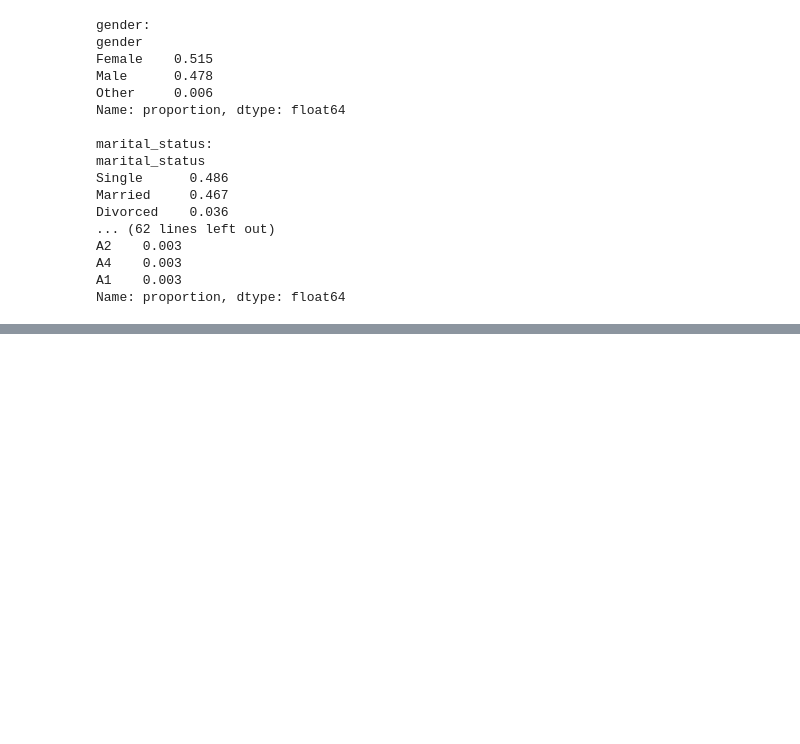
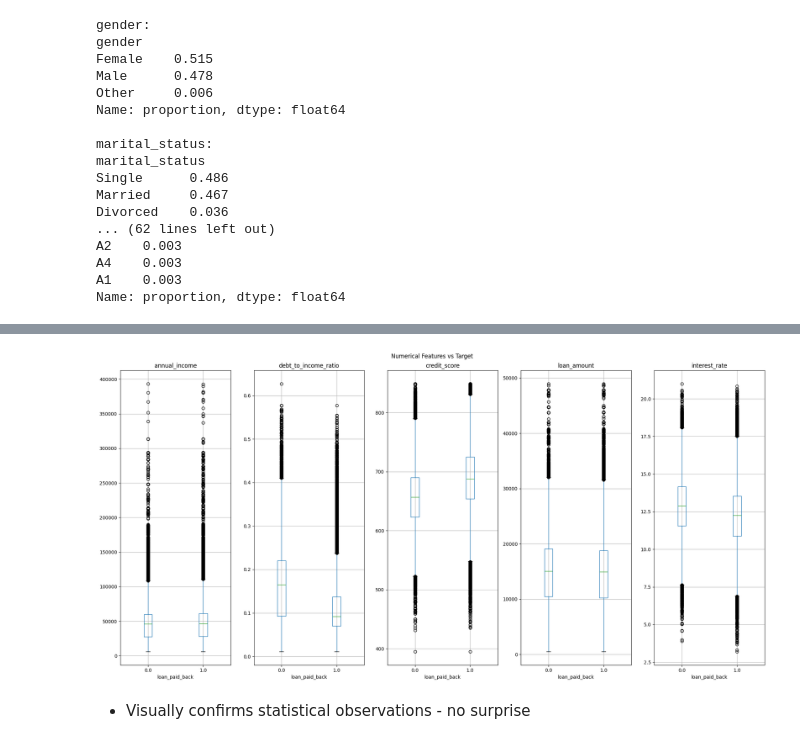
Before and after one commit to adulamaciej/loan-repayment-prediction, a Jupyter notebook: notebooks/01_eda.ipynb, the cells around one changed output, grey strips where cells are left out. Saved outputs shown, nothing was run; the diff lists cells and outputs as text; code cells hidden in the pictures; blank space fills up the shorter version.

```diff
--- a/notebooks/01_eda.ipynb
+++ b/notebooks/01_eda.ipynb
@@ -337,0 +395,15 @@ Name: proportion, dtype: float64
+# %%
+fig, axes = plt.subplots(1, len(numerical_cols), figsize=(20, 10))
+
+for i, col in enumerate(numerical_cols):
+    train.boxplot(column=col, by='loan_paid_back', ax=axes[i])
+    axes[i].set_title(col)
+    axes[i].set_xlabel('loan_paid_back')
+
+plt.suptitle('Numerical Features vs Target')
+plt.tight_layout()
+plt.show()
+# %% [output]
+[figure, added]
+# %% [markdown]
+- Visually confirms statistical observations - no surprise
```
Also changed, not shown: parts of 67 cells of this notebook.
